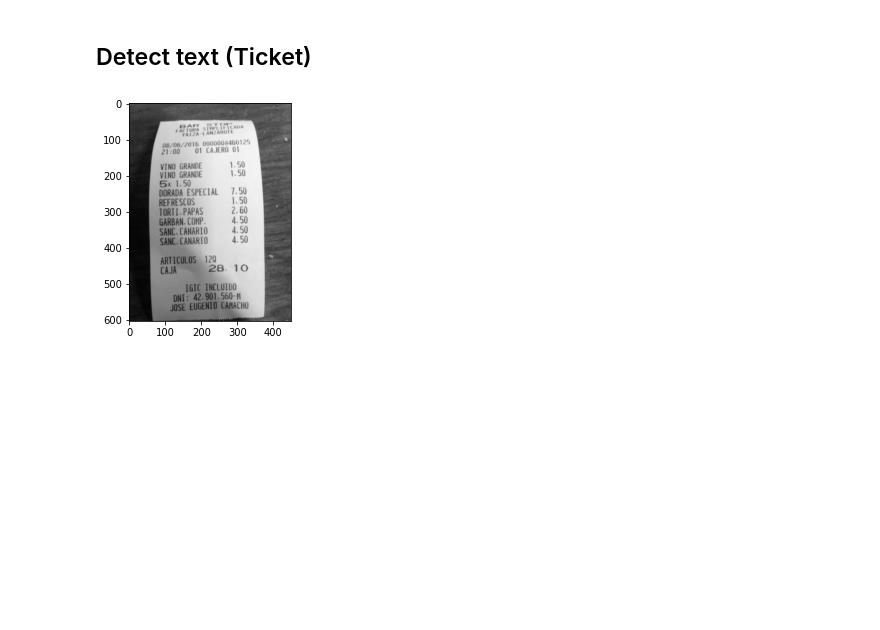
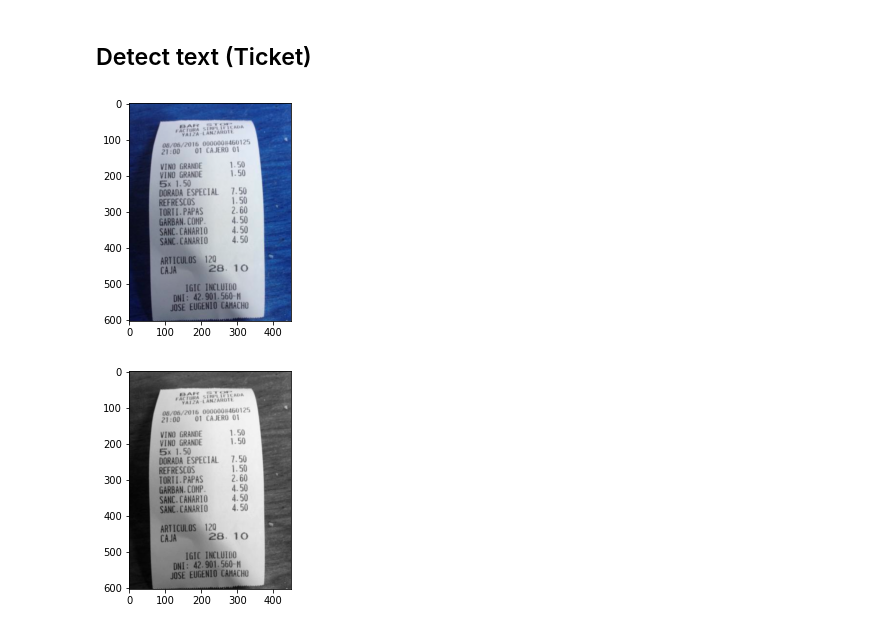
Before and after one commit to Bryan-Suelo/machine_learning, a Jupyter notebook: morphological_operations/exercise.ipynb, the cells around one changed output. Cells and saved outputs as stored; diff of their text form; code cells hidden in the pictures; blank space fills up the shorter version.

Commit message:
Exercise with images transformed

```diff
--- a/morphological_operations/exercise.ipynb
+++ b/morphological_operations/exercise.ipynb
@@ -228,5 +228,8 @@ plt.show()
 ## Detect text (Ticket)
 # %%
 ticket = cv.imread('ticket.png')
-ticket_gray = cv.cvtColor(ticket,cv.COLOR_BGR2GRAY)
+plt.imshow(ticket, cmap="gray")
+plt.show()
+# %% [output]
+[figure, added]
 # %%
```
Also changed, not shown: parts of 3 cells of this notebook.
